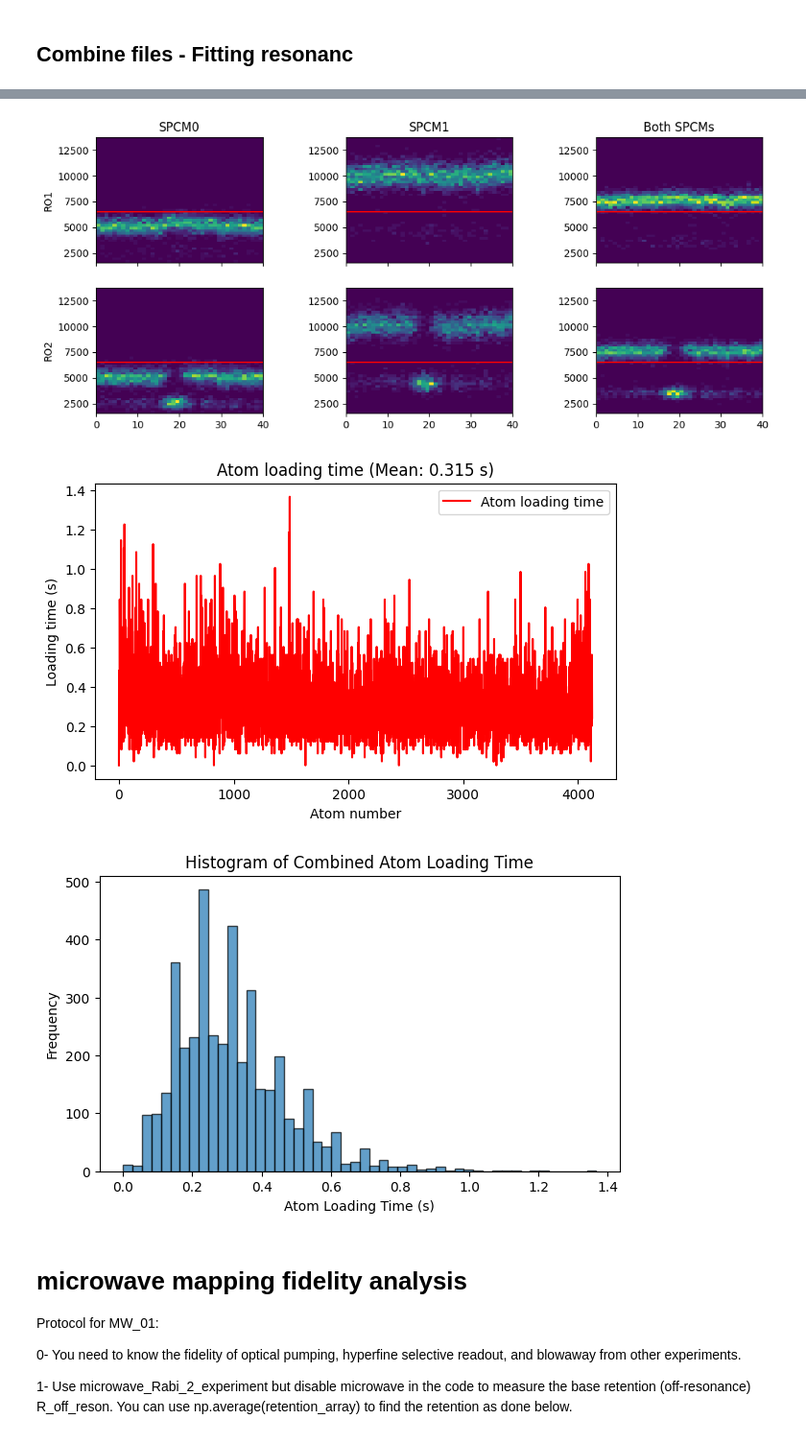
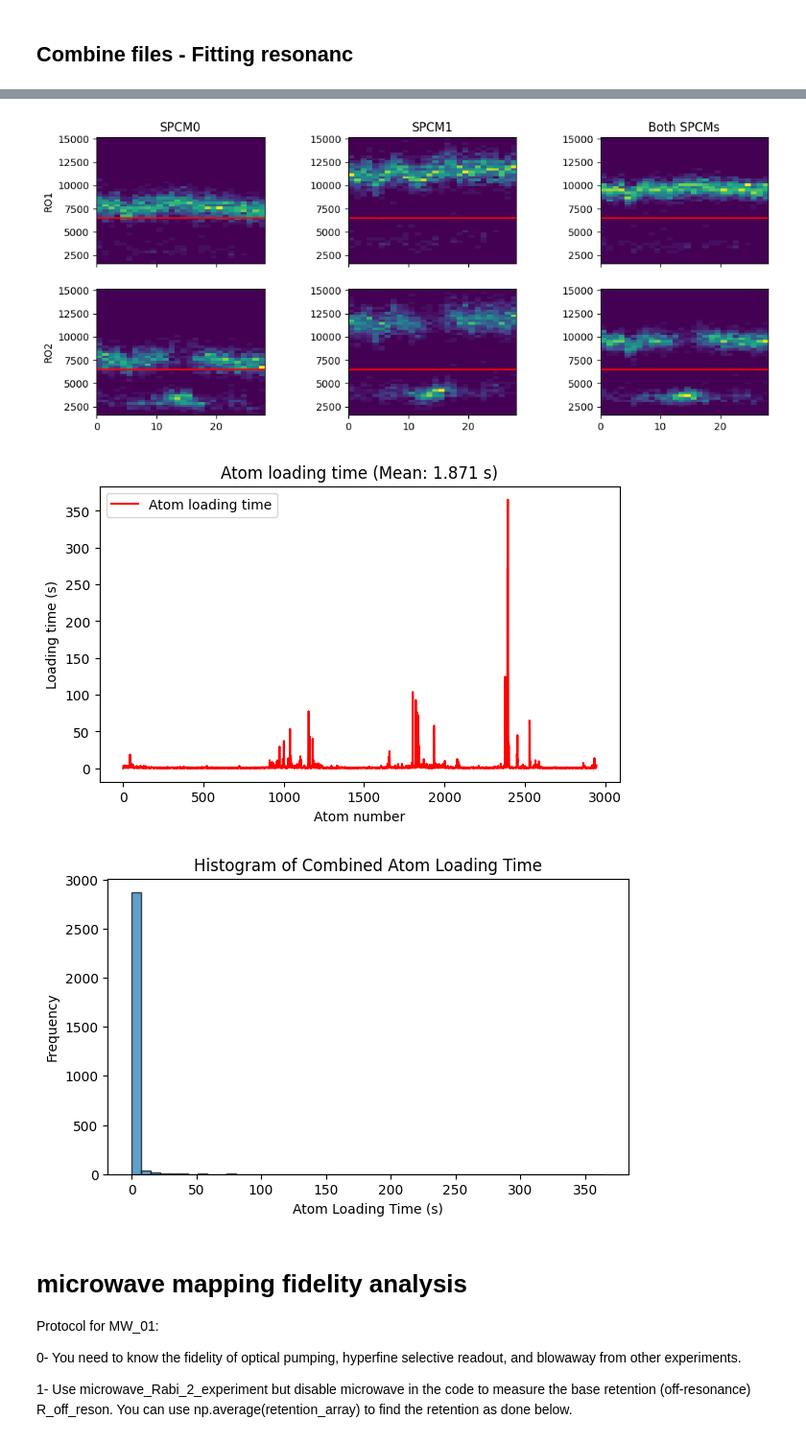
Before and after one commit to QuantumQuadrate/qn_artiq_routines, a Jupyter notebook: Analysis/Microwave analysis/Microwave_analysis_2025.ipynb, the cells around one changed output, grey strips where cells are left out. Shown at 96% size. Cells and saved outputs as stored; diff of their text form; code cells hidden in the pictures.

```diff
--- a/Analysis/Microwave analysis/Microwave_analysis_2025.ipynb
+++ b/Analysis/Microwave analysis/Microwave_analysis_2025.ipynb
@@ -2,7 +2,7 @@
 # Mapping atom analysis
 Valid for experiments from 2025-04-30 until ...
 # %%
-date_filters = ["2026-03-10"]
+date_filters = ["2026-03-17","2026-03-18"]
 
 from matplotlib import pyplot as plt
 import matplotlib as mpl
@@ -77,18 +77,18 @@ file 74 (C:\Networking Experiment\artiq codes\artiq-master\results\2026-03-10\20
 With fitting the resonance for microwave scans
 
 """
-### the file(s) to analyze:
-file_indices = {
-    73:'',
-    # 63:'',
-    # 65:'',
-    # 67:'',
-    # 69:'',
-    # 10:'',
-    # 37:'',
-}
+# ### the file(s) to analyze:
+# file_indices = {
+#     26:'',
+#     # 63:'',
+#     # 65:'',
+#     # 67:'',
+#     # 69:'',
+#     # 10:'',
+#     # 37:'',
+# }
 
-# file_indices = {i: '' for i in range(53, 80, 2)}
+file_indices = {i: '' for i in range(23, 31, 2)}
 
 compare = True # compare multiple files in the same retention and loading plots
 otsu_threshold = False # compute threshold using Otsu method instead doing it by eye. only work when require atom loading = False
@@ -427,6 +423,6 @@ center=337050123.1690±347.5403, sigma=9659.2531±367.0102, ampl=0.8793±0.0279,
-[figure, old version]
+[figure, new version]
-[figure, old version]
+[figure, new version]
-[figure, old version]
+[figure, new version]
 # %% [markdown]
 # microwave mapping fidelity analysis
 
```
Also changed, not shown: parts of 2 cells of this notebook, 6 other files.
